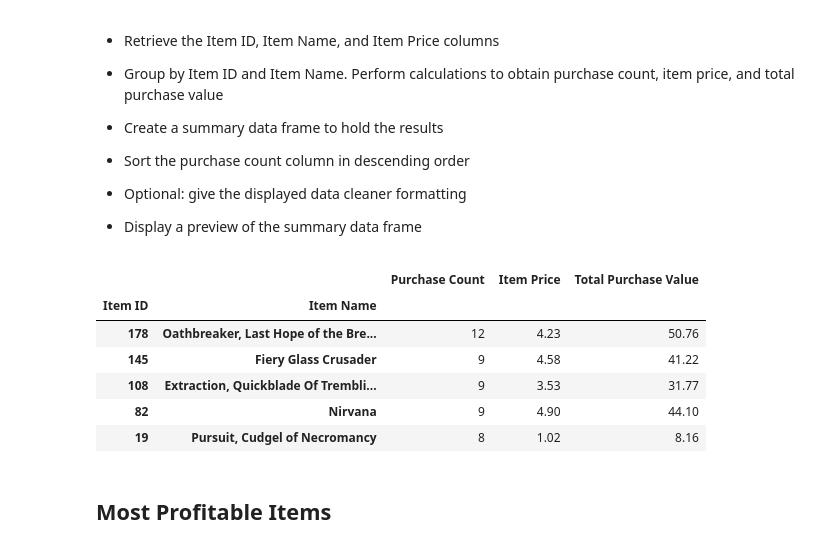
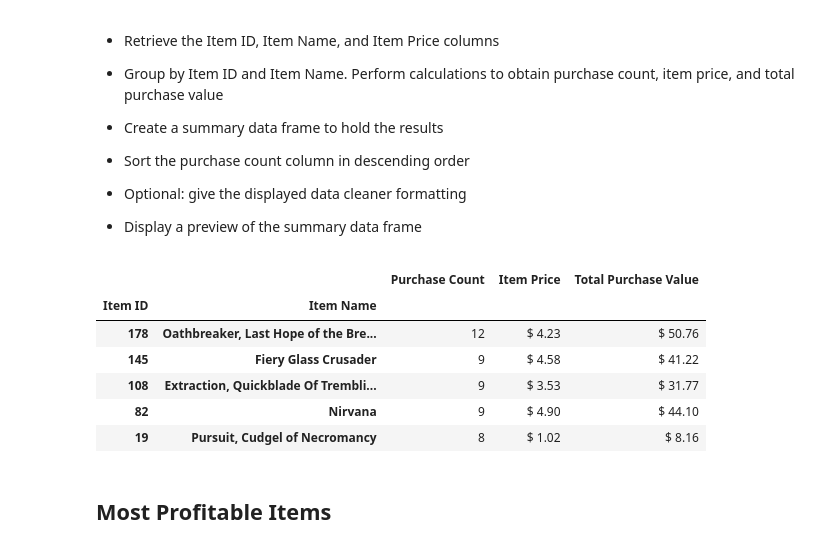
Before and after one commit to sheetalbongale/Pandas-Challenge, a Jupyter notebook: HeroesOfPymoli/HeroesOfPymoli_bySheetal.ipynb, the cells around one changed output. Cells and saved outputs as stored; diff of their text form; code cells hidden in the pictures.

```diff
--- a/HeroesOfPymoli/HeroesOfPymoli_bySheetal.ipynb
+++ b/HeroesOfPymoli/HeroesOfPymoli_bySheetal.ipynb
@@ -282,26 +285,31 @@ top_spenders_df.sort_values("Total Purchase Value", ascending=False).head(5)
 
 * Display a preview of the summary data frame
 # %%
-# Find the most popular items
+# Find the most popular items and sort by "Purchase count"
 group_by_item = purchase_data.groupby(["Item ID", "Item Name"])
 
 popular_items_df = pd.DataFrame({
     "Purchase Count" : group_by_item["Purchase ID"].count(),
     "Item Price" : group_by_item["Price"].mean(),
     "Total Purchase Value" : group_by_item["Price"].sum(),
 })
 
-#columns = ["Item Price", "Total Purchase Value"]
-#popular_items_df[columns] = popular_items_df[columns].applymap("${:,.2f}".format)
-popular_items_df.sort_values("Purchase Count", ascending=False).head(5)
+#Copy the dataframe to use for the next calculation before style format
+profit_items_df = popular_items_df.copy()
+
+# Format, sort and display
+popular_items_df = (popular_items_df.sort_values(by="Purchase Count",ascending=False)
+                    .head()
+                    .style.format({"Item Price":"${:20,.2f}", "Total Purchase Value":"${:20,.2f}"}))
+popular_items_df
 # %% [output]
 |  |  | Purchase Count | Item Price | Total Purchase Value |
 | Item ID | Item Name |  |  |  |
-| 178 | Oathbreaker, Last Hope of the Bre... | 12 | 4.23 | 50.76 |
-| 145 | Fiery Glass Crusader | 9 | 4.58 | 41.22 |
-| 108 | Extraction, Quickblade Of Trembli... | 9 | 3.53 | 31.77 |
-| 82 | Nirvana | 9 | 4.90 | 44.10 |
-| 19 | Pursuit, Cudgel of Necromancy | 8 | 1.02 | 8.16 |
+| 178 | Oathbreaker, Last Hope of the Bre... | 12 | $ 4.23 | $ 50.76 |
+| 145 | Fiery Glass Crusader | 9 | $ 4.58 | $ 41.22 |
+| 108 | Extraction, Quickblade Of Trembli... | 9 | $ 3.53 | $ 31.77 |
+| 82 | Nirvana | 9 | $ 4.90 | $ 44.10 |
+| 19 | Pursuit, Cudgel of Necromancy | 8 | $ 1.02 | $ 8.16 |
 # %% [markdown]
 ## Most Profitable Items
 # %% [markdown]
```
Also changed, not shown: parts of 5 cells of this notebook.
